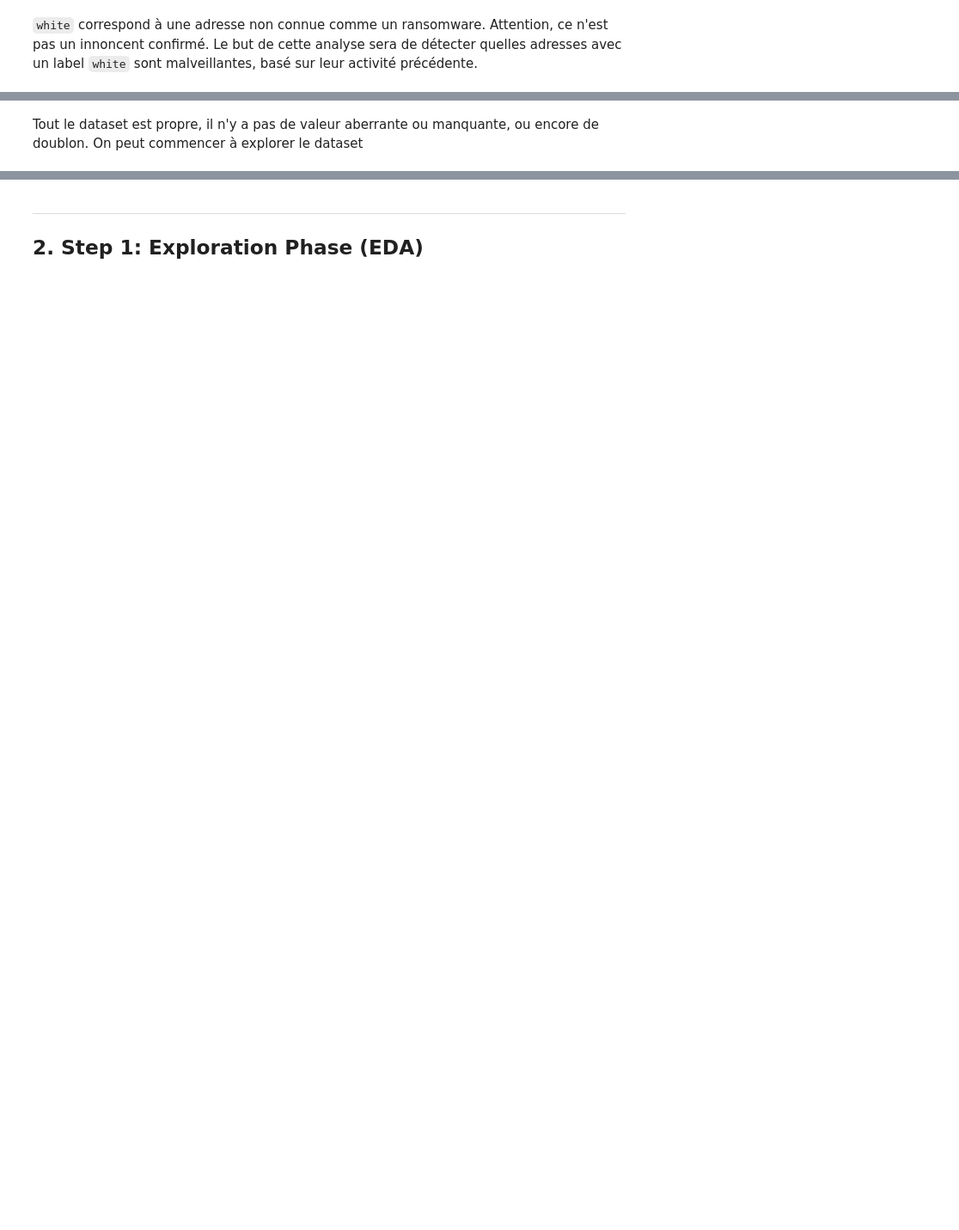
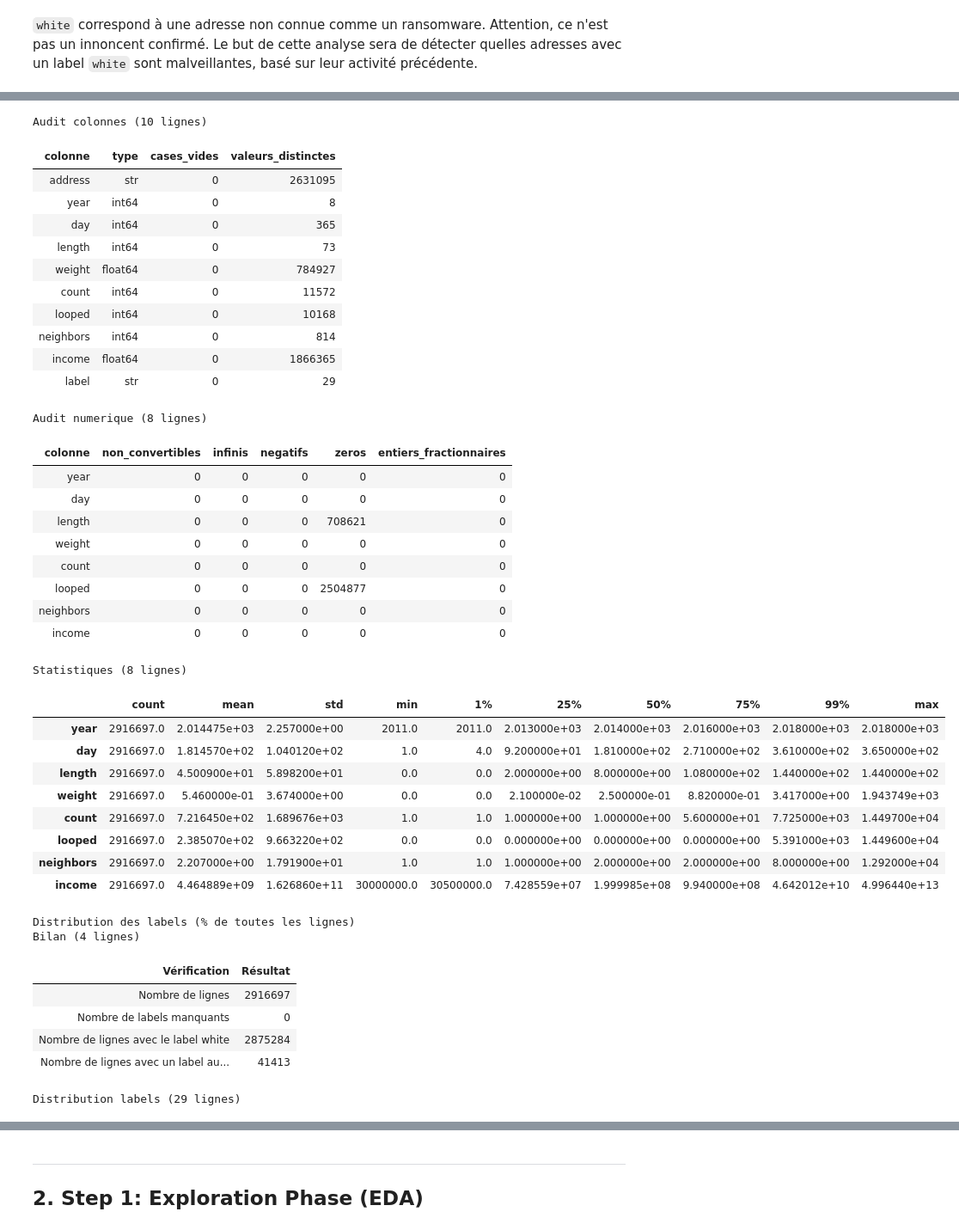
Before and after one commit to theo-mcl/ml-dm-bitcoin-heist, a Jupyter notebook: notebook.ipynb, the cells around one changed output, grey strips where cells are left out. Shown at 86% size. Drawn from its saved outputs; the diff is of its cells as text; code cells hidden in the pictures; blank space fills up the shorter version.

Commit message:
création du fichier functions

```diff
--- a/notebook.ipynb
+++ b/notebook.ipynb
@@ -240,3 +92,7 @@ Lignes avec au moins une valeur manquante : 0
-# %% [markdown]
-Tout le dataset est propre, il n'y a pas de valeur aberrante ou manquante, ou encore de doublon.
-On peut commencer à explorer le dataset
+# %%
+from functions import check_dataset, check_label_distribution
+
+df = data.copy()
+check_dataset(df)
+check_label_distribution(df)
+# %% [output]
@@ -242,0 +118,40 @@ On peut commencer à explorer le dataset
+Audit colonnes (10 lignes)
+| colonne | type | cases_vides | valeurs_distinctes |
+| address | str | 0 | 2631095 |
+| year | int64 | 0 | 8 |
+| day | int64 | 0 | 365 |
+| length | int64 | 0 | 73 |
+| weight | float64 | 0 | 784927 |
+| count | int64 | 0 | 11572 |
+| looped | int64 | 0 | 10168 |
+| neighbors | int64 | 0 | 814 |
+| income | float64 | 0 | 1866365 |
+| label | str | 0 | 29 |
+Audit numerique (8 lignes)
+| colonne | non_convertibles | infinis | negatifs | zeros | entiers_fractionnaires |
+| year | 0 | 0 | 0 | 0 | 0 |
+| day | 0 | 0 | 0 | 0 | 0 |
+| length | 0 | 0 | 0 | 708621 | 0 |
+| weight | 0 | 0 | 0 | 0 | 0 |
+| count | 0 | 0 | 0 | 0 | 0 |
+| looped | 0 | 0 | 0 | 2504877 | 0 |
+| neighbors | 0 | 0 | 0 | 0 | 0 |
+| income | 0 | 0 | 0 | 0 | 0 |
+Statistiques (8 lignes)
+|  | count | mean | std | min | 1% | 25% | 50% | 75% | 99% | max |
+| year | 2916697.0 | 2.014475e+03 | 2.257000e+00 | 2011.0 | 2011.0 | 2.013000e+03 | 2.014000e+03 | 2.016000e+03 | 2.018000e+03 | 2.018000e+03 |
+| day | 2916697.0 | 1.814570e+02 | 1.040120e+02 | 1.0 | 4.0 | 9.200000e+01 | 1.810000e+02 | 2.710000e+02 | 3.610000e+02 | 3.650000e+02 |
+| length | 2916697.0 | 4.500900e+01 | 5.898200e+01 | 0.0 | 0.0 | 2.000000e+00 | 8.000000e+00 | 1.080000e+02 | 1.440000e+02 | 1.440000e+02 |
+| weight | 2916697.0 | 5.460000e-01 | 3.674000e+00 | 0.0 | 0.0 | 2.100000e-02 | 2.500000e-01 | 8.820000e-01 | 3.417000e+00 | 1.943749e+03 |
+| count | 2916697.0 | 7.216450e+02 | 1.689676e+03 | 1.0 | 1.0 | 1.000000e+00 | 1.000000e+00 | 5.600000e+01 | 7.725000e+03 | 1.449700e+04 |
+| looped | 2916697.0 | 2.385070e+02 | 9.663220e+02 | 0.0 | 0.0 | 0.000000e+00 | 0.000000e+00 | 0.000000e+00 | 5.391000e+03 | 1.449600e+04 |
+| neighbors | 2916697.0 | 2.207000e+00 | 1.791900e+01 | 1.0 | 1.0 | 1.000000e+00 | 2.000000e+00 | 2.000000e+00 | 8.000000e+00 | 1.292000e+04 |
+| income | 2916697.0 | 4.464889e+09 | 1.626860e+11 | 30000000.0 | 30500000.0 | 7.428559e+07 | 1.999985e+08 | 9.940000e+08 | 4.642012e+10 | 4.996440e+13 |
+Distribution des labels (% de toutes les lignes)
+Bilan (4 lignes)
+| Vérification | Résultat |
+| Nombre de lignes | 2916697 |
+| Nombre de labels manquants | 0 |
+| Nombre de lignes avec le label white | 2875284 |
+| Nombre de lignes avec un label au... | 41413 |
+Distribution labels (29 lignes)
```
Also changed, not shown: parts of 8 cells of this notebook.
